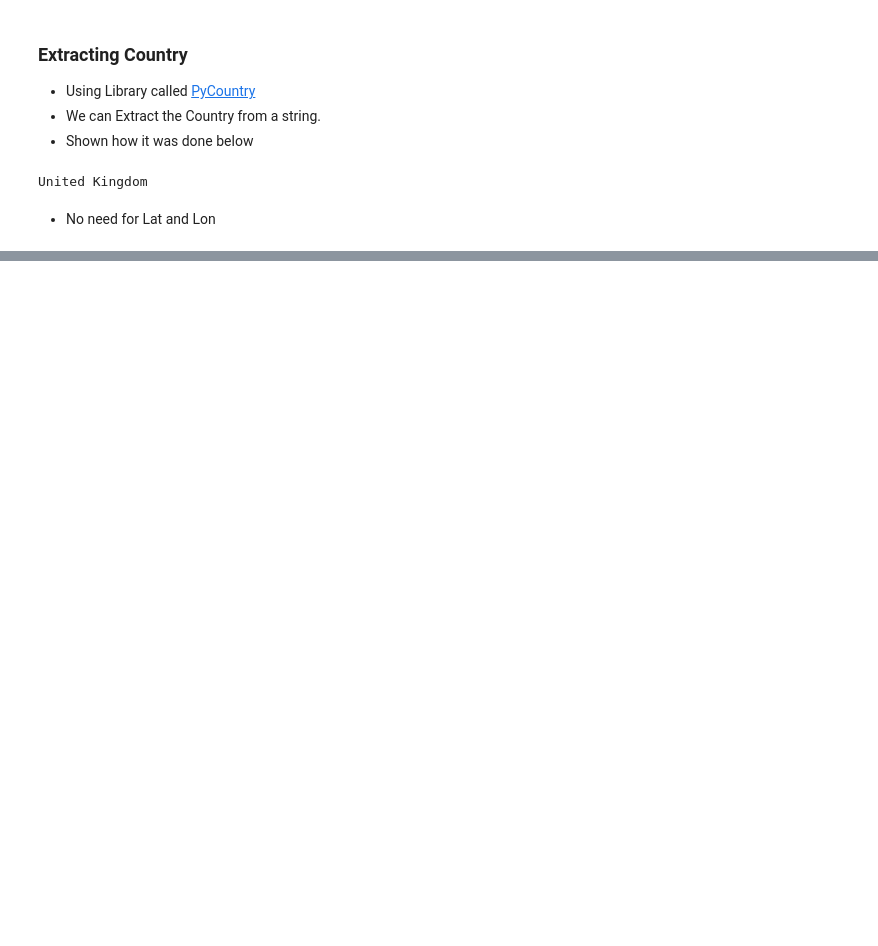
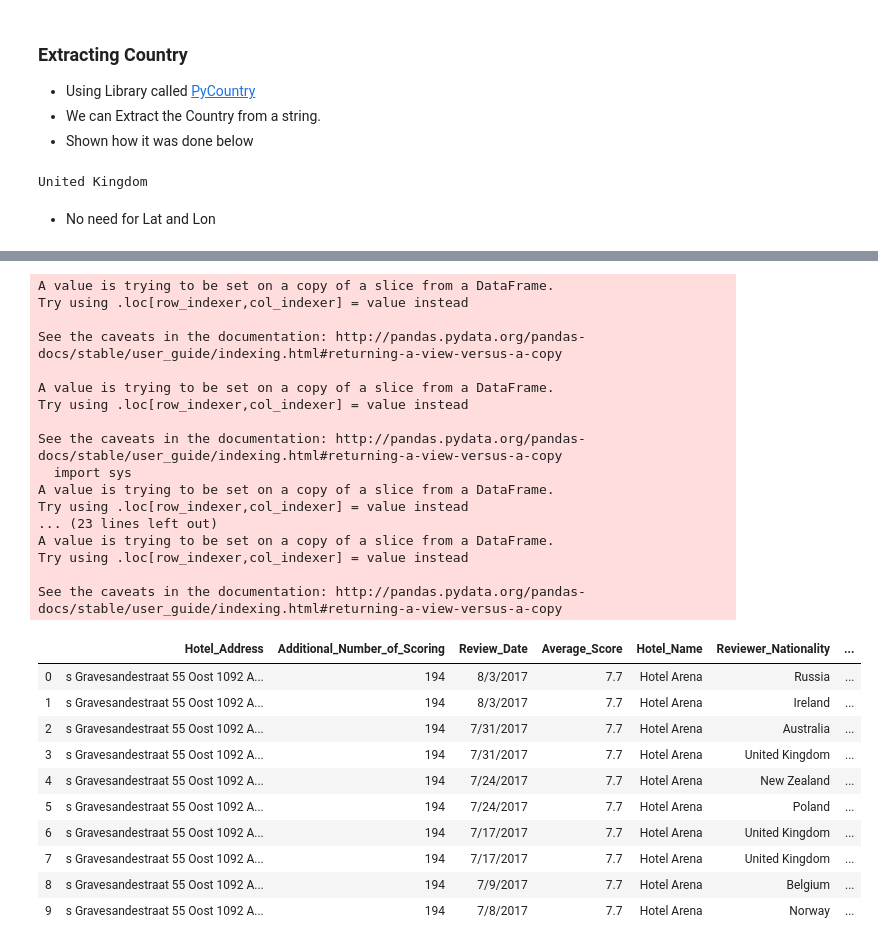
Before and after one commit to the-rahul-kumar/project-hotel-ratings-prediction, a Jupyter notebook: presentation.ipynb, the cells around one changed output, grey strips where cells are left out. Cells and saved outputs as stored; diff of their text form; code cells hidden in the pictures; blank space fills up the shorter version.

```diff
--- a/presentation.ipynb
+++ b/presentation.ipynb
@@ -381,0 +471,64 @@ ValueError: max must be larger than min in range parameter.
+# %%
+# Was correct It is a string. So now the next step is to covert it into a list. Using the previous homework function I made.
+
+def string_split(string):
+    return list(string.split(","))
+
+hotels['Tags'] = hotels.Tags.apply(string_split)
+hotels['Tags_list_length'] = hotels.Tags.apply(lambda x: len(x))
+hotels.head()
+hotels[['Tag_1','Tag_2','Tag_3','Tag_4','Tag_5','Tag_6']] = pd.DataFrame(hotels.Tags.values.tolist(), index= hotels.index)
+hotels.head(50)
+def string_clean(word):
+    if word is None:
+        return None
+    else:
+        word = word.replace("\'", '') #This gets rid of all ', which might make some names weird. but this saves making a
+                                    # a seperate function. perhaps an If statement might work
+        word = word.replace("[", '')
+        word = word.replace("]", '')
+        word = word
+        if word[0] == " " and word[1] == " ":
+            word = word[2:]
+        elif word[0] == " ":
+            word = word[1:]
+        word = word[:-1] #Removes Space at the end :c
+        return word
+
+hotels['Tag_1'] = hotels.Tag_1.apply(string_clean)
+hotels['Tag_2'] = hotels.Tag_2.apply(string_clean)
+hotels['Tag_3'] = hotels.Tag_3.apply(string_clean)
+hotels['Tag_4'] = hotels.Tag_4.apply(string_clean)
+hotels['Tag_5'] = hotels.Tag_5.apply(string_clean)
+hotels['Tag_6'] = hotels.Tag_6.apply(string_clean)
+
+hotels.head(10)
+# %% [output]
+A value is trying to be set on a copy of a slice from a DataFrame.
+Try using .loc[row_indexer,col_indexer] = value instead
+
+See the caveats in the documentation: http://pandas.pydata.org/pandas-docs/stable/user_guide/indexing.html#returning-a-view-versus-a-copy
+
+A value is trying to be set on a copy of a slice from a DataFrame.
+Try using .loc[row_indexer,col_indexer] = value instead
+
+See the caveats in the documentation: http://pandas.pydata.org/pandas-docs/stable/user_guide/indexing.html#returning-a-view-versus-a-copy
+  import sys
+A value is trying to be set on a copy of a slice from a DataFrame.
+Try using .loc[row_indexer,col_indexer] = value instead
+... (23 lines left out)
+A value is trying to be set on a copy of a slice from a DataFrame.
+Try using .loc[row_indexer,col_indexer] = value instead
+
+See the caveats in the documentation: http://pandas.pydata.org/pandas-docs/stable/user_guide/indexing.html#returning-a-view-versus-a-copy
+|  | Hotel_Address | Additional_Number_of_Scoring | Review_Date | Average_Score | Hotel_Name | Reviewer_Nationality | ... |
+| 0 | s Gravesandestraat 55 Oost 1092 A... | 194 | 8/3/2017 | 7.7 | Hotel Arena | Russia | ... |
+| 1 | s Gravesandestraat 55 Oost 1092 A... | 194 | 8/3/2017 | 7.7 | Hotel Arena | Ireland | ... |
+| 2 | s Gravesandestraat 55 Oost 1092 A... | 194 | 7/31/2017 | 7.7 | Hotel Arena | Australia | ... |
+| 3 | s Gravesandestraat 55 Oost 1092 A... | 194 | 7/31/2017 | 7.7 | Hotel Arena | United Kingdom | ... |
+| 4 | s Gravesandestraat 55 Oost 1092 A... | 194 | 7/24/2017 | 7.7 | Hotel Arena | New Zealand | ... |
+| 5 | s Gravesandestraat 55 Oost 1092 A... | 194 | 7/24/2017 | 7.7 | Hotel Arena | Poland | ... |
+| 6 | s Gravesandestraat 55 Oost 1092 A... | 194 | 7/17/2017 | 7.7 | Hotel Arena | United Kingdom | ... |
+| 7 | s Gravesandestraat 55 Oost 1092 A... | 194 | 7/17/2017 | 7.7 | Hotel Arena | United Kingdom | ... |
+| 8 | s Gravesandestraat 55 Oost 1092 A... | 194 | 7/9/2017 | 7.7 | Hotel Arena | Belgium | ... |
+| 9 | s Gravesandestraat 55 Oost 1092 A... | 194 | 7/8/2017 | 7.7 | Hotel Arena | Norway | ... |
```
Also changed, not shown: parts of 18 cells of this notebook, 7 other files.
